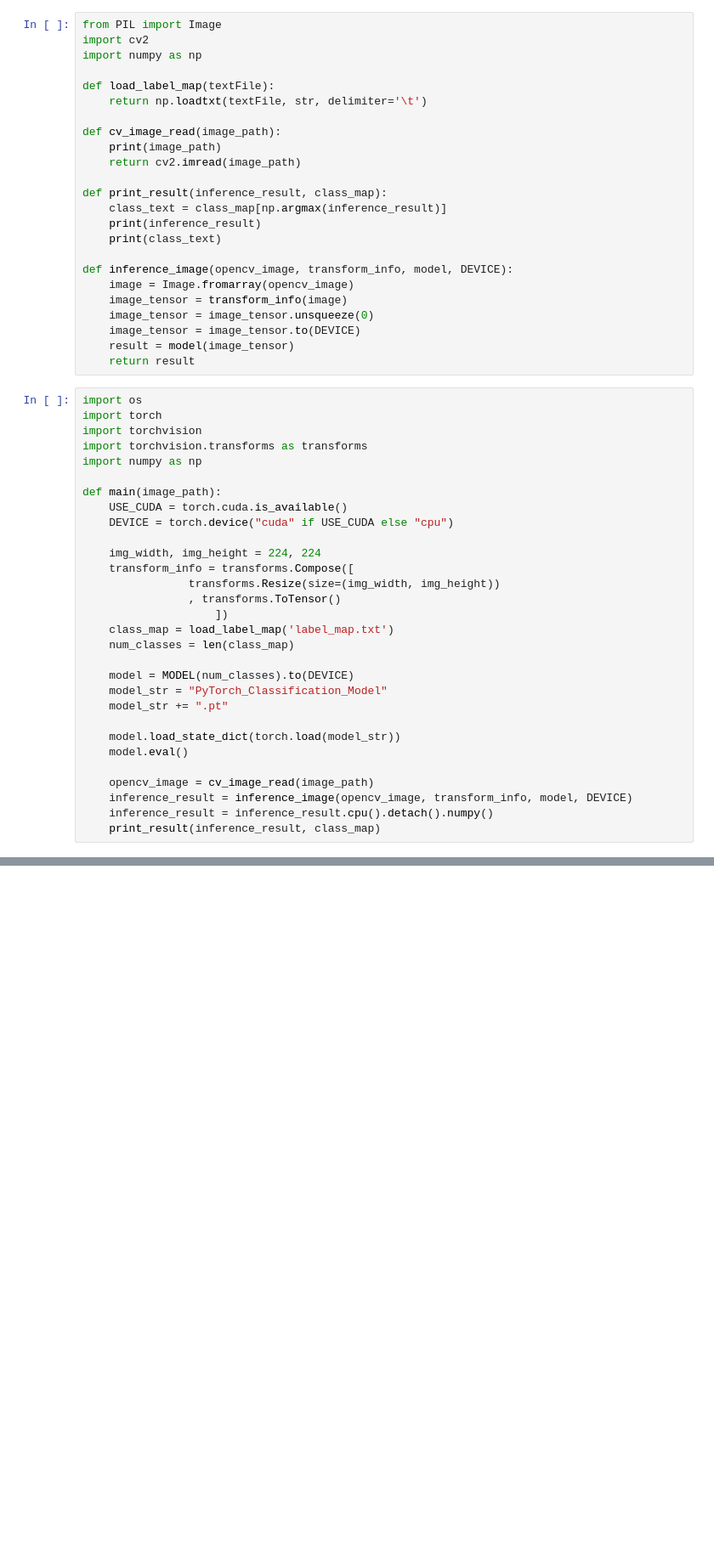
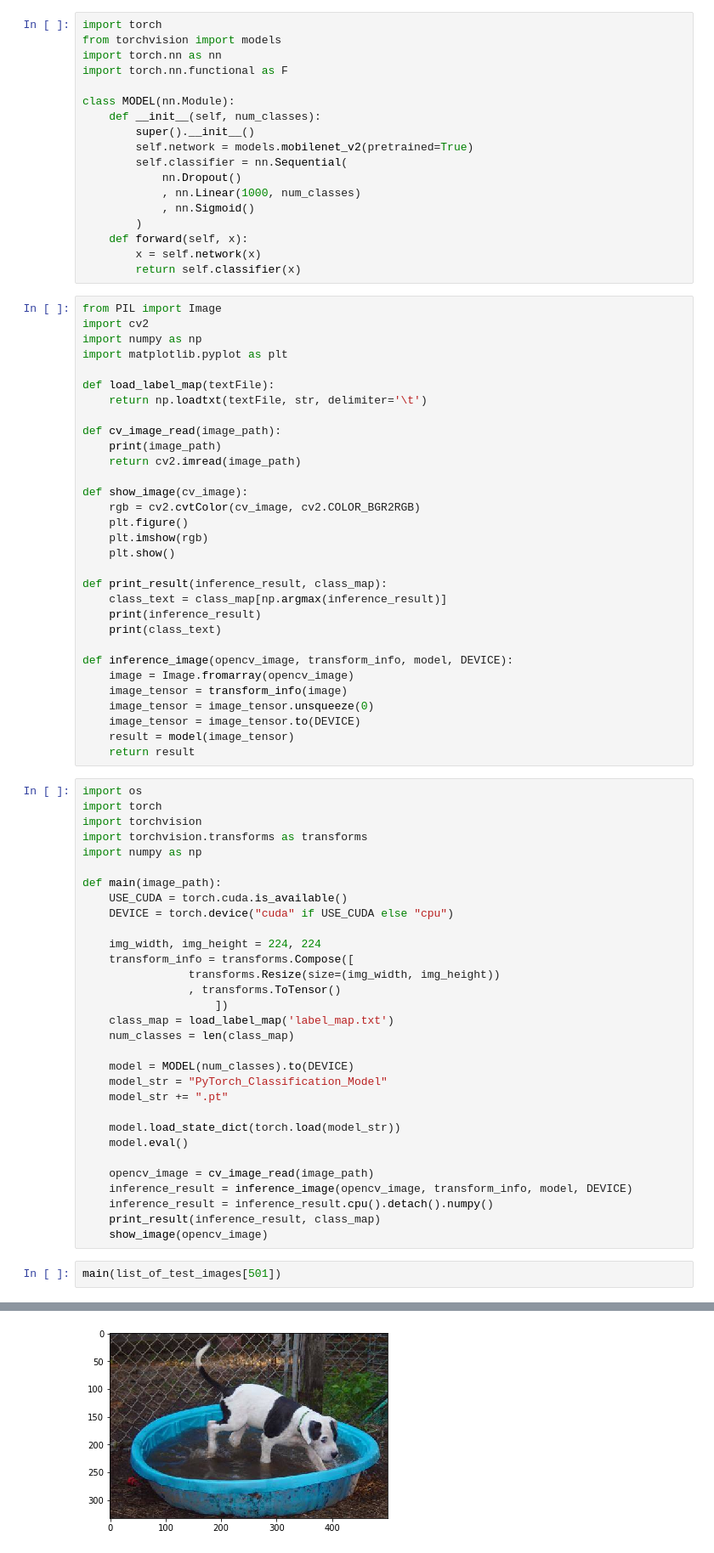
Before and after one commit to JinFree/Image_Classification_with_DL_in_Colab, a Jupyter notebook: PyTorch/PyTorch_Image_Inference.ipynb, the cells around one changed output, grey strips where cells are left out. Shown at 85% size. Cells and saved outputs as stored; diff of their text form; blank space fills up the shorter version.

```diff
--- a/PyTorch/PyTorch_Image_Inference.ipynb
+++ b/PyTorch/PyTorch_Image_Inference.ipynb
@@ -31,10 +46,29 @@ class MODEL(nn.Module):
     def forward(self, x):
         x = self.network(x)
         return self.classifier(x)
+# %%
+import torch
+from torchvision import models
+import torch.nn as nn
+import torch.nn.functional as F
+
+class MODEL(nn.Module):
+    def __init__(self, num_classes):
+        super().__init__()
+        self.network = models.mobilenet_v2(pretrained=True)
+        self.classifier = nn.Sequential(
+            nn.Dropout()
+            , nn.Linear(1000, num_classes)
+            , nn.Sigmoid()
+        )
+    def forward(self, x):
+        x = self.network(x)
+        return self.classifier(x)
 # %%
 from PIL import Image
 import cv2
 import numpy as np
+import matplotlib.pyplot as plt
 
 def load_label_map(textFile):
     return np.loadtxt(textFile, str, delimiter='\t')
@@ -42,6 +76,12 @@ def load_label_map(textFile):
 def cv_image_read(image_path):
     print(image_path)
     return cv2.imread(image_path)
+
+def show_image(cv_image):
+    rgb = cv2.cvtColor(cv_image, cv2.COLOR_BGR2RGB)
+    plt.figure()
+    plt.imshow(rgb)
+    plt.show()
 
 def print_result(inference_result, class_map):
     class_text = class_map[np.argmax(inference_result)]
@@ -85,3 +125,7 @@ def main(image_path):
     inference_result = inference_image(opencv_image, transform_info, model, DEVICE)
     inference_result = inference_result.cpu().detach().numpy()
     print_result(inference_result, class_map)
+    show_image(opencv_image)
+# %%
+main(list_of_test_images[501])
+# %% [output]
@@ -88,2 +135,3 @@ def main(image_path):
+[figure, added]
 # %%
 main(list_of_test_images[600])
```
Also changed, not shown: parts of 5 cells of this notebook.
